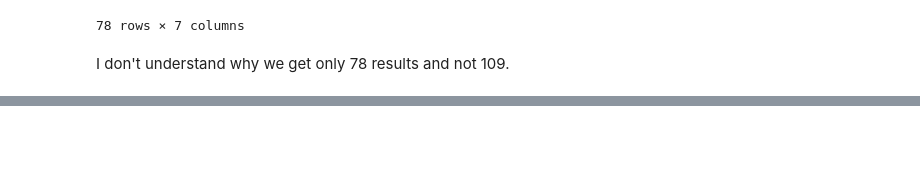
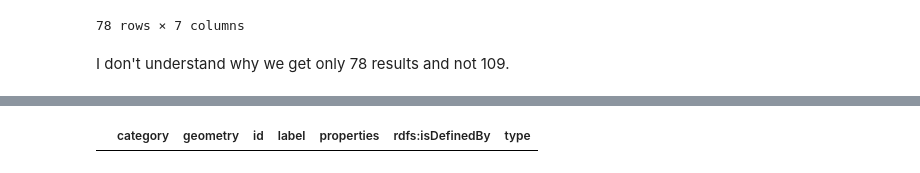
Before and after one commit to rdhyee/open-context-jupyter, a Jupyter notebook: notebooks/OC Explorations.ipynb, the cells around one changed output, grey strips where cells are left out. Cells and saved outputs as stored; diff of their text form; code cells hidden in the pictures; blank space fills up the shorter version.

Commit message:
now have some code for digging into projects and subjects-search

```diff
--- a/notebooks/OC Explorations.ipynb
+++ b/notebooks/OC Explorations.ipynb
@@ -53,6 +77,5 @@ class OpenContextAPI(object):
 # %%
-oc = OpenContextAPI()
-features = oc.projects_search()
+features = oc.projects_search(rows=1000)
 
 projects_df = DataFrame(list(islice(features,None)))
 projects_df
@@ -79,0 +136,6 @@ I don't understand why we get only 78 results and not 109.
+# %%
+#presidio project is not in that list
+
+projects_df[projects_df.apply(lambda row: row.properties.get('uri'), axis=1) == 'https://opencontext.org/projects/C5B4F73B-5EF8-4099-590E-B0275EDBA2A7']
+# %% [output]
+|  | category | geometry | id | label | properties | rdfs:isDefinedBy | type |
```
Also changed, not shown: parts of 9 cells of this notebook.
